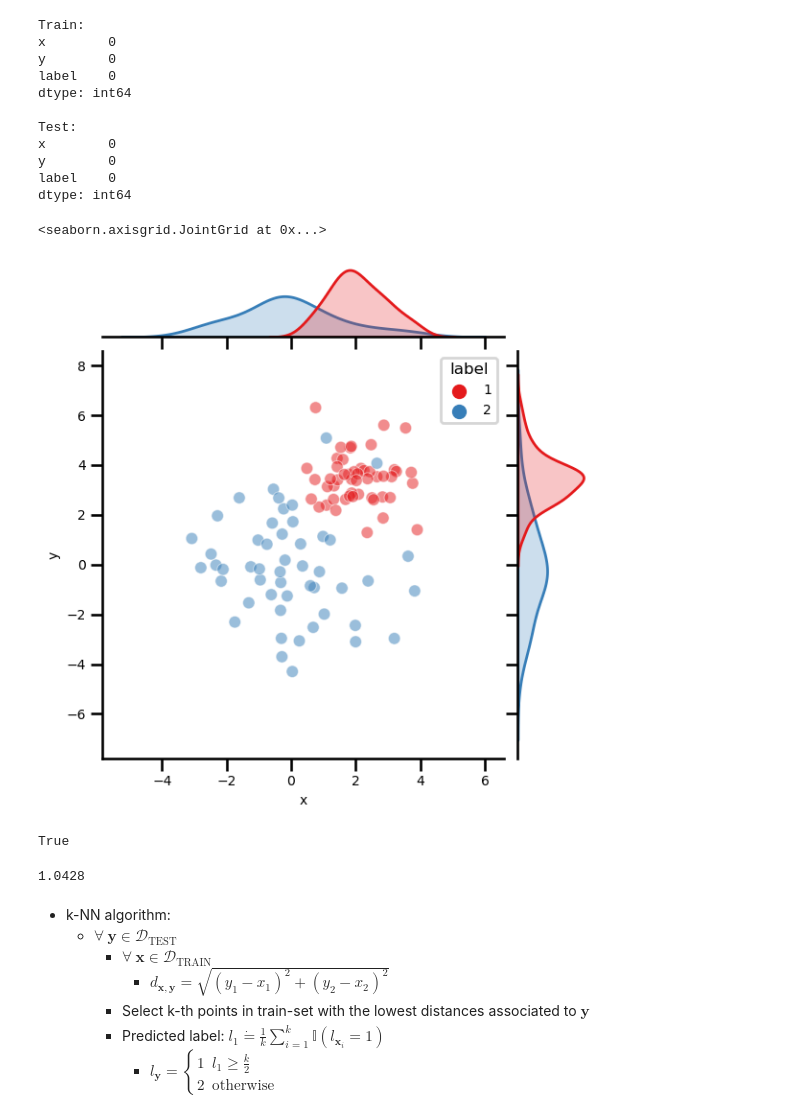
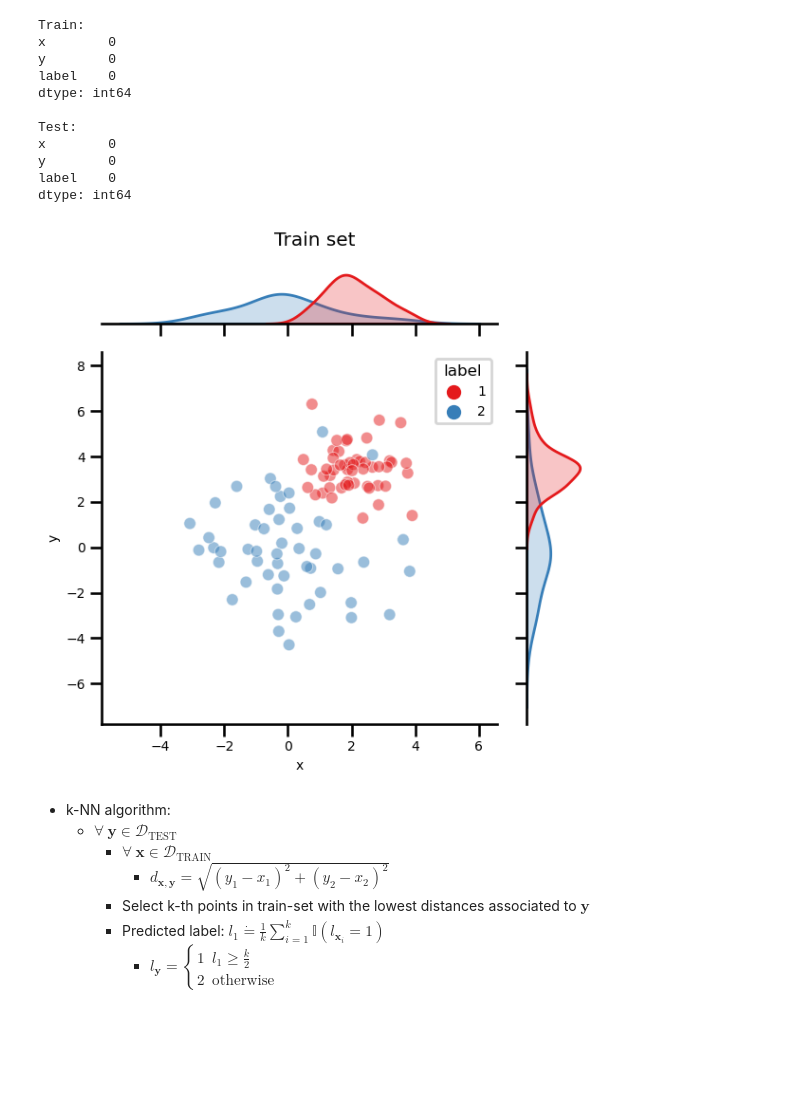
Before and after one commit to arnestc/StatisticalLearning, a Jupyter notebook: notebooks/01-synthetic-dataset.ipynb, the cells around one changed output. Cells and saved outputs as stored; diff of their text form; code cells hidden in the pictures; blank space fills up the shorter version.

```diff
--- a/notebooks/01-synthetic-dataset.ipynb
+++ b/notebooks/01-synthetic-dataset.ipynb
@@ -119,16 +120,13 @@ dtype: int64
 for d_type in data_sets:
     data_df[d_type].label = data_df[d_type].label.astype('int8')
 # %%
-sns.jointplot(
-    data=data_df['Train'], x='x', y='y',
-    hue='label',
-    palette='Set1', alpha=0.5
-    )
+p = sns.jointplot(
+        data=data_df['Train'], x='x', y='y',
+        hue='label',
+        palette='Set1', alpha=0.5
+        )
+p.fig.suptitle(r"Train set")
+p.fig.tight_layout()
 # %% [output]
-<seaborn.axisgrid.JointGrid at 0x...>
-[figure, old version]
+[figure, new version]
-# %%
-type(data_df[d_type].loc[0][['x', 'y']].values) == np.ndarray
-# %% [output]
-True
 # %%
@@ -142,10 +160,3 @@ def euclidean(point1:np.ndarray, point2:np.ndarray) -> float:
-# %%
-euclidean(
-    data_df['Train'].loc[0][['x', 'y']].values,
-    data_df['Train'].loc[1][['x', 'y']].values
-)
-# %% [output]
-1.0428
 # %% [markdown]
 * k-NN algorithm:
     * $\forall\ \mathbf{y}\in\mathcal{D}_{\text{TEST}}$
```
Also changed, not shown: parts of 9 cells of this notebook.
